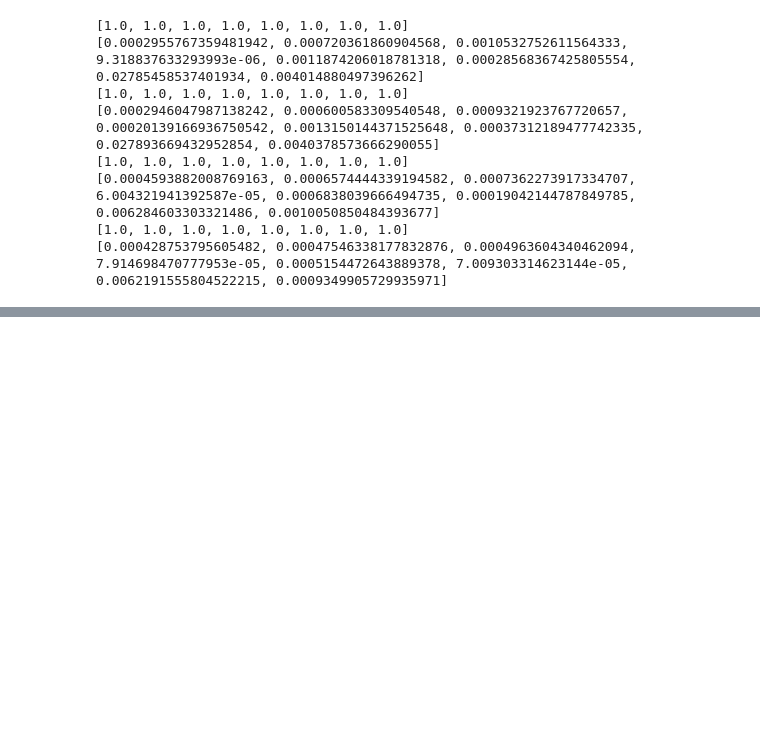
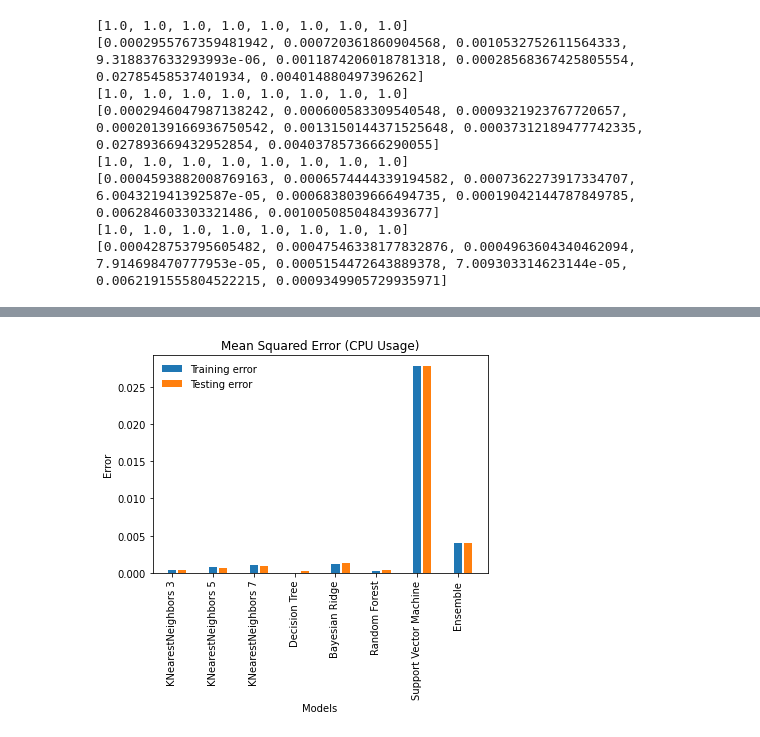
Before and after one commit to arindamkeswani/Cloud-Resource-Allocation, a Jupyter notebook: CPU_Memory_Usage.ipynb, the cells around one changed output, grey strips where cells are left out. Saved outputs shown, nothing was run; the diff lists cells and outputs as text; code cells hidden in the pictures; blank space fills up the shorter version.

```diff
--- a/CPU_Memory_Usage.ipynb
+++ b/CPU_Memory_Usage.ipynb
@@ -2010,0 +2043,12 @@ print(te_er2)
+# %%
+plt.bar(nodes,tr_er1,width=0.2, align='center' ,label='Training error')
+plt.bar(nodes+0.25,te_er1,width=0.2, align='center',label='Testing error')
+
+plt.title("Mean Squared Error (CPU Usage)")
+plt.xlabel("Models")
+plt.ylabel("Error")
+plt.xticks(nodes,mod,rotation=90)
+plt.legend(loc='best', frameon=False)
+plt.show()
+# %% [output]
+[figure, added]
```
Also changed, not shown: parts of 5 cells of this notebook.
